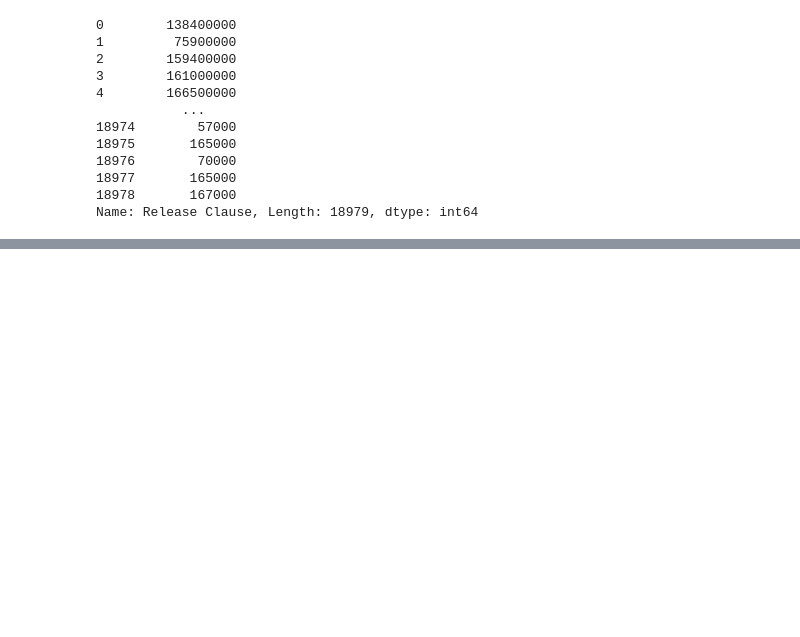
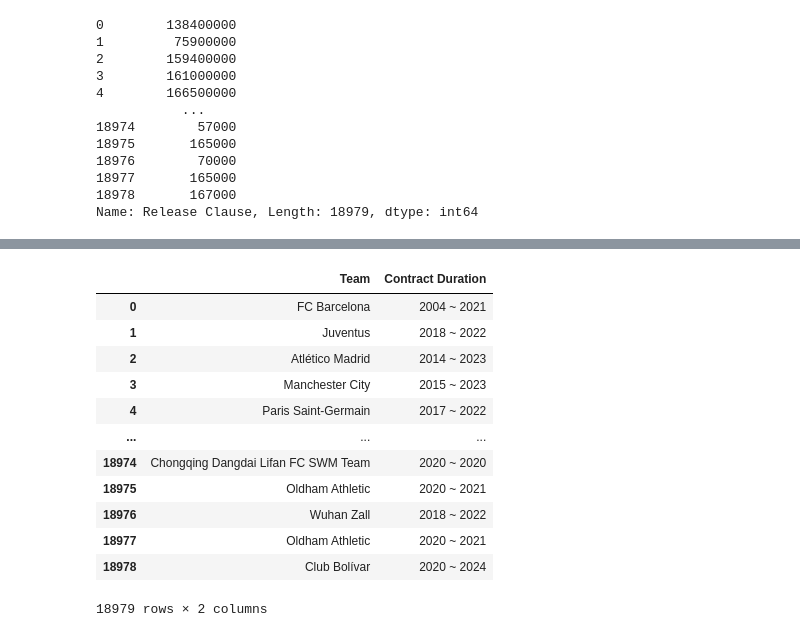
Before and after one commit to Lehuyen2528/Project, a Jupyter notebook: FIFA 21 Players/FIFA_21_Players.ipynb, the cells around one changed output, grey strips where cells are left out. Saved outputs shown, nothing was run; the diff lists cells and outputs as text; code cells hidden in the pictures; blank space fills up the shorter version.

```diff
--- a/FIFA 21 Players/FIFA_21_Players.ipynb
+++ b/FIFA 21 Players/FIFA_21_Players.ipynb
@@ -70,6 +56,10 @@ fifa21_df.head()
 | 3 | https://cdn.sofifa.com/players/19... | Kevin De Bruyne | http://sofifa.com/player/192985/k... | Belgium | CAM CM | K. De Bruyne | 29 | 91 | 91 | ... |
 | 4 | https://cdn.sofifa.com/players/19... | Neymar da Silva Santos Jr. | http://sofifa.com/player/190871/n... | Brazil | LW CAM | Neymar Jr | 28 | 91 | 91 | ... |
 5 rows × 77 columns
+# %%
+# Drop Columns aren't needed
+column_to_drop = ['playerUrl', 'photoUrl','Loan Date End']
+fifa21_df = fifa21_df.drop(columns= column_to_drop)
 # %%
 #Do the height and weight columns have the appropriate data types?
 fifa21_df.dtypes[['Height', 'Weight']]
@@ -161,3 +151,11 @@ fifa21_df[['Month_Joined', 'Day_Joined', 'Year_Joined']]
 | 18977 | 8 | 1 | 2020 |
 | 18978 | 1 | 1 | 2020 |
 18979 rows × 3 columns
+# %%
+# Convert the date column to a datetime object
+fifa21_df['Joined'] = pd.to_datetime(fifa21_df['Joined'])
+
+
+# Format the datetime object as a string in the desired format
+fifa21_df['Date'] = fifa21_df['Joined'].dt.strftime('%Y-%m-%d')
+fifa21_df['Date']
@@ -310,0 +369,21 @@ Name: Hits, Length: 18979, dtype: object
+# %%
+fifa21_df[['Team', 'Contract Duration']] = fifa21_df['Team & Contract'].str.split('\n').apply(pd.Series)[[4,5]]
+# remove unnecessary spaces from the new columns
+fifa21_df['Team'] = fifa21_df['Team'].str.strip()
+fifa21_df['Contract Duration'] = fifa21_df['Contract Duration'].str.strip()
+fifa21_df = fifa21_df.drop(columns=['Team & Contract'])
+fifa21_df[['Team', 'Contract Duration']]
+# %% [output]
+|  | Team | Contract Duration |
+| 0 | FC Barcelona | 2004 ~ 2021 |
+| 1 | Juventus | 2018 ~ 2022 |
+| 2 | Atlético Madrid | 2014 ~ 2023 |
+| 3 | Manchester City | 2015 ~ 2023 |
+| 4 | Paris Saint-Germain | 2017 ~ 2022 |
+| ... | ... | ... |
+| 18974 | Chongqing Dangdai Lifan FC SWM Team | 2020 ~ 2020 |
+| 18975 | Oldham Athletic | 2020 ~ 2021 |
+| 18976 | Wuhan Zall | 2018 ~ 2022 |
+| 18977 | Oldham Athletic | 2020 ~ 2021 |
+| 18978 | Club Bolívar | 2020 ~ 2024 |
+18979 rows × 2 columns
```
Also changed, not shown: parts of 11 cells of this notebook, 1 other file.
